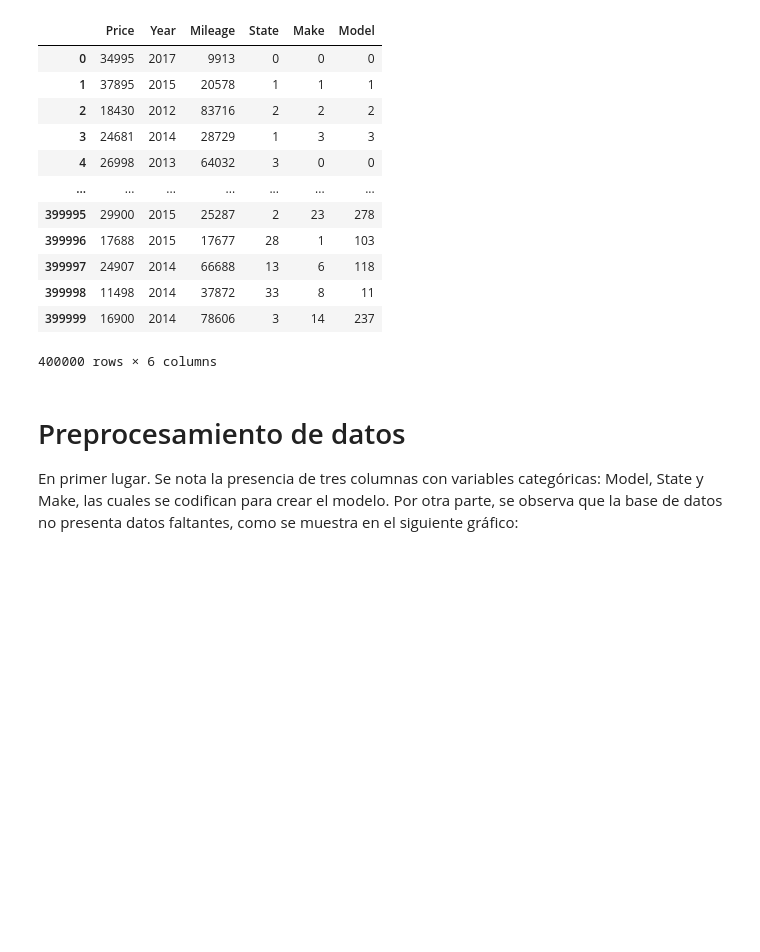
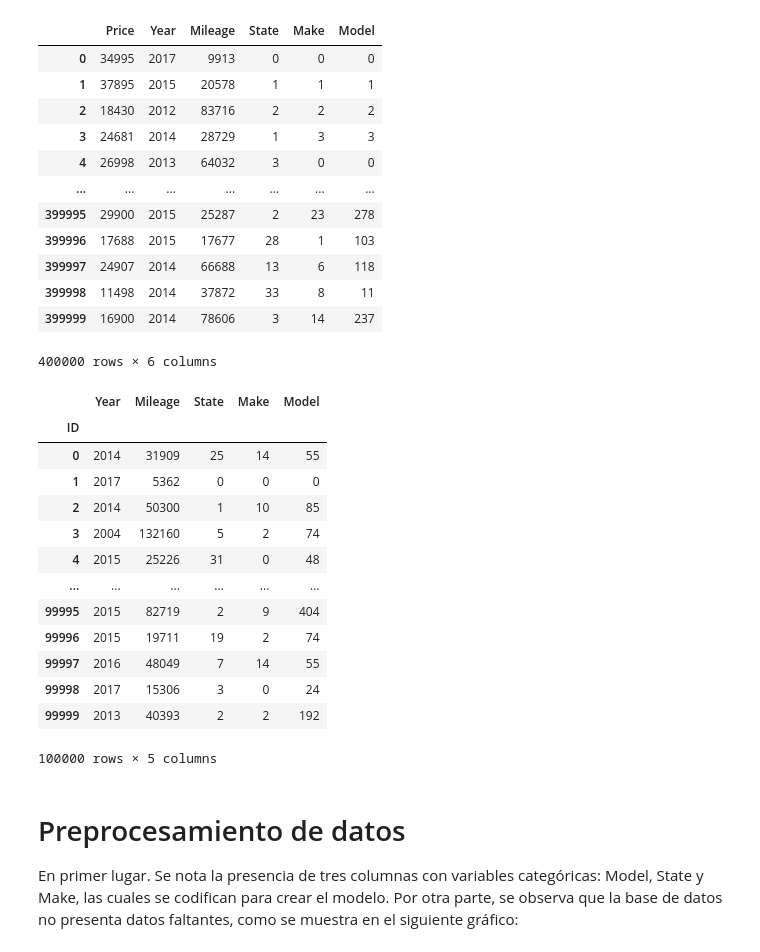
Before and after one commit to richardsuan/MIAD_REPO_LENGUAJE_NATURAL, a Jupyter notebook: Semana 3/S3P1_proyecto1.ipynb, the cells around one changed output. Drawn from its saved outputs; the diff is of its cells as text; code cells hidden in the pictures; blank space fills up the shorter version.

```diff
--- a/Semana 3/S3P1_proyecto1.ipynb
+++ b/Semana 3/S3P1_proyecto1.ipynb
@@ -121,7 +121,13 @@ make_mapping = {make: idx for idx, make in enumerate(dataTraining['Make'].unique
 dataTraining['Model'] = pd.factorize(dataTraining.Model)[0]
 dataTraining['State'] = pd.factorize(dataTraining.State)[0]
 dataTraining['Make'] = pd.factorize(dataTraining.Make)[0]
+
 columnas_factorizadas = ['Model', 'State', 'Make']
+
+
+dataTesting['Model'] = dataTesting['Model'].map(model_mapping)
+dataTesting['State'] = dataTesting['State'].map(state_mapping)
+dataTesting['Make'] = dataTesting['Make'].map(make_mapping)
 # %%
 dataTraining
 # %% [output]
@@ -138,6 +144,23 @@ dataTraining
 | 399998 | 11498 | 2014 | 37872 | 33 | 8 | 11 |
 | 399999 | 16900 | 2014 | 78606 | 3 | 14 | 237 |
 400000 rows × 6 columns
+# %%
+dataTesting
+# %% [output]
+|  | Year | Mileage | State | Make | Model |
+| ID |  |  |  |  |  |
+| 0 | 2014 | 31909 | 25 | 14 | 55 |
+| 1 | 2017 | 5362 | 0 | 0 | 0 |
+| 2 | 2014 | 50300 | 1 | 10 | 85 |
+| 3 | 2004 | 132160 | 5 | 2 | 74 |
+| 4 | 2015 | 25226 | 31 | 0 | 48 |
+| ... | ... | ... | ... | ... | ... |
+| 99995 | 2015 | 82719 | 2 | 9 | 404 |
+| 99996 | 2015 | 19711 | 19 | 2 | 74 |
+| 99997 | 2016 | 48049 | 7 | 14 | 55 |
+| 99998 | 2017 | 15306 | 3 | 0 | 24 |
+| 99999 | 2013 | 40393 | 2 | 2 | 192 |
+100000 rows × 5 columns
 # %% [markdown]
 # Preprocesamiento de datos
 En primer lugar. Se nota la presencia de tres columnas con variables categóricas: Model, State y Make, las cuales se codifican para crear el modelo. Por otra parte, se observa que la base de datos no presenta datos faltantes, como se muestra en el siguiente gráfico:
```
Also changed, not shown: parts of 4 cells of this notebook, 2 other files.
